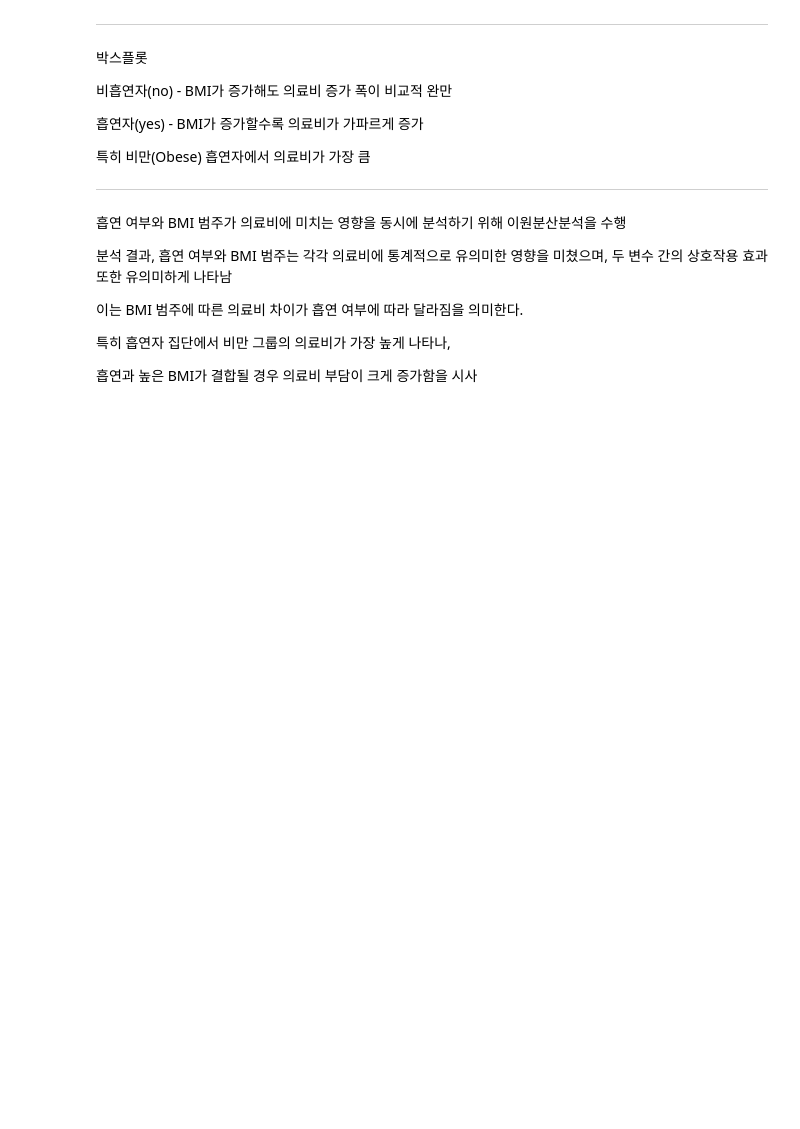
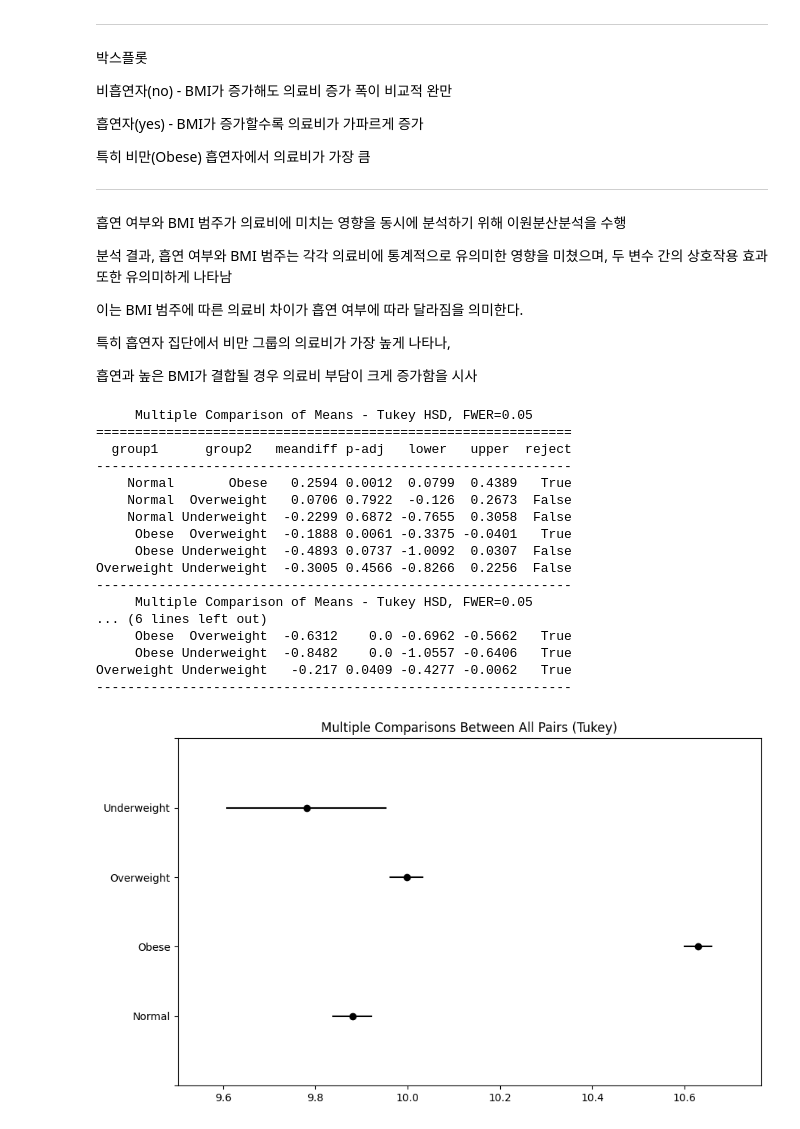
Before and after one commit to JH-Y-324/first-repository, a Jupyter notebook: medical_cost.ipynb, the cells around one changed output. Drawn from its saved outputs; the diff is of its cells as text; code cells hidden in the pictures; blank space fills up the shorter version.

```diff
--- a/medical_cost.ipynb
+++ b/medical_cost.ipynb
@@ -655,3 +657,38 @@ BMI 범주에 따른 의료비 차이는 흡연 여부에 따라 달라진다. (
 특히 흡연자 집단에서 비만 그룹의 의료비가 가장 높게 나타나,
 
 흡연과 높은 BMI가 결합될 경우 의료비 부담이 크게 증가함을 시사
+# %%
+from statsmodels.stats.multicomp import pairwise_tukeyhsd
+
+tukey_result = pairwise_tukeyhsd(endog=df["log_charges"],  # 종속변수
+                                 groups=df["bmi_group"],   # 그룹 변수
+                                 alpha=0.05)               # 유의수준
+
+print(tukey_result)
+
+
+smokers = df[df["smoker"] == "yes"]
+tukey_result = pairwise_tukeyhsd(endog=smokers["log_charges"], groups=smokers["bmi_group"])
+print(tukey_result)
+
+tukey_result.plot_simultaneous()
+plt.show()
+# %% [output]
+     Multiple Comparison of Means - Tukey HSD, FWER=0.05
+=============================================================
+  group1      group2   meandiff p-adj   lower   upper  reject
+-------------------------------------------------------------
+    Normal       Obese   0.2594 0.0012  0.0799  0.4389   True
+    Normal  Overweight   0.0706 0.7922  -0.126  0.2673  False
+    Normal Underweight  -0.2299 0.6872 -0.7655  0.3058  False
+     Obese  Overweight  -0.1888 0.0061 -0.3375 -0.0401   True
+     Obese Underweight  -0.4893 0.0737 -1.0092  0.0307  False
+Overweight Underweight  -0.3005 0.4566 -0.8266  0.2256  False
+-------------------------------------------------------------
+     Multiple Comparison of Means - Tukey HSD, FWER=0.05
+... (6 lines left out)
+     Obese  Overweight  -0.6312    0.0 -0.6962 -0.5662   True
+     Obese Underweight  -0.8482    0.0 -1.0557 -0.6406   True
+Overweight Underweight   -0.217 0.0409 -0.4277 -0.0062   True
+-------------------------------------------------------------
+[figure, added]
```
Also changed, not shown: parts of 4 cells of this notebook.
